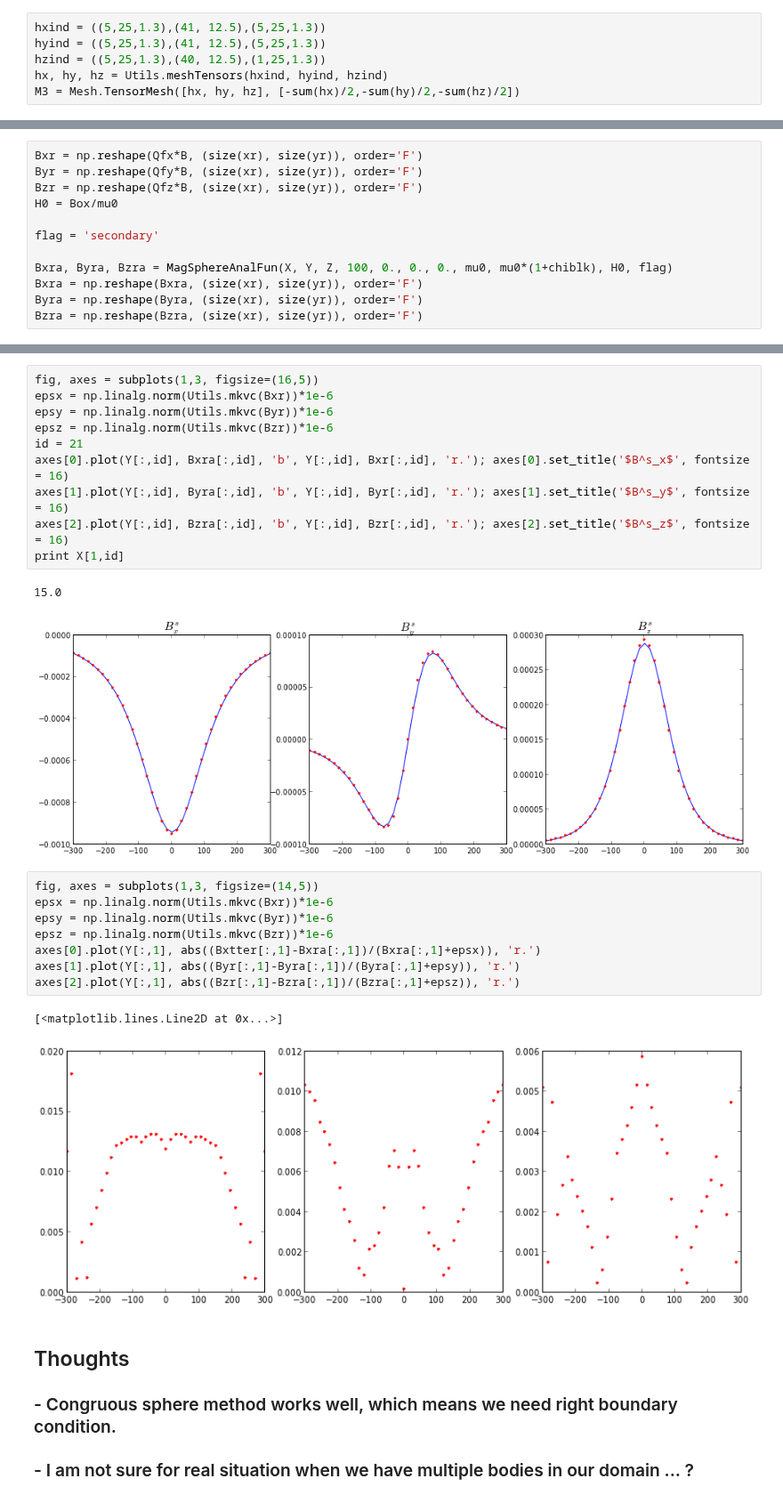
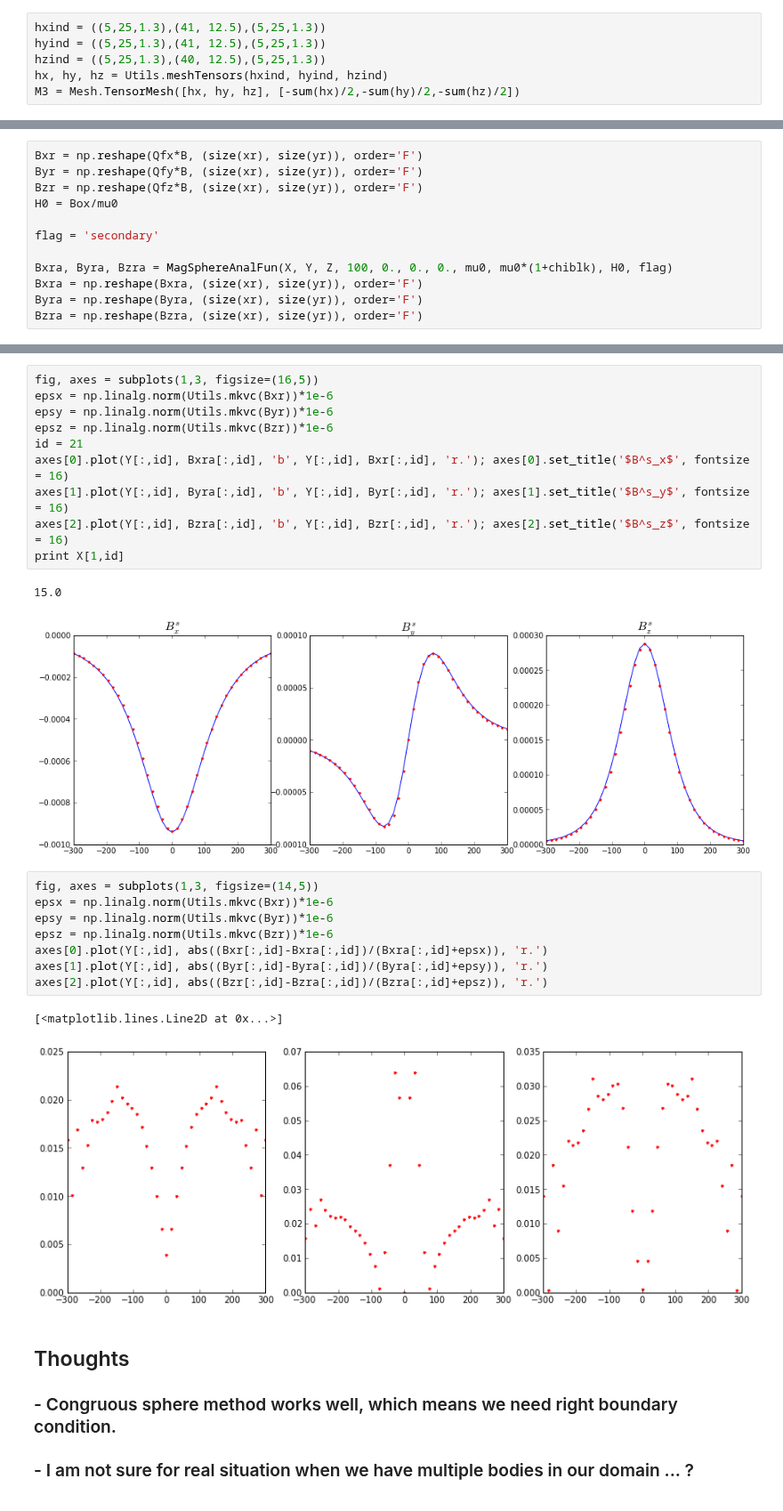
Before and after one commit to simpeg/simpeg, a Jupyter notebook: simpegPF/notebooks/MagForward_secondary.ipynb, the cells around one changed output, grey strips where cells are left out. Shown at 89% size. Saved outputs shown, nothing was run; the diff lists cells and outputs as text.

```diff
--- a/simpegPF/notebooks/MagForward_secondary.ipynb
+++ b/simpegPF/notebooks/MagForward_secondary.ipynb
@@ -16,7 +13,7 @@ Populating the interactive namespace from numpy and matplotlib
 # %%
 hxind = ((5,25,1.3),(41, 12.5),(5,25,1.3))
 hyind = ((5,25,1.3),(41, 12.5),(5,25,1.3))
-hzind = ((5,25,1.3),(40, 12.5),(1,25,1.3))
+hzind = ((5,25,1.3),(40, 12.5),(5,25,1.3))
 hx, hy, hz = Utils.meshTensors(hxind, hyind, hzind)
 M3 = Mesh.TensorMesh([hx, hy, hz], [-sum(hx)/2,-sum(hy)/2,-sum(hz)/2])
 # %% [markdown]
@@ -231,18 +229,18 @@ axes[2].plot(Y[:,id], Bzra[:,id], 'b', Y[:,id], Bzr[:,id], 'r.'); axes[2].set_ti
 print X[1,id]
 # %% [output]
 15.0
-[figure, old version]
+[figure, new version]
 # %%
 fig, axes = subplots(1,3, figsize=(14,5))
 epsx = np.linalg.norm(Utils.mkvc(Bxr))*1e-6
 epsy = np.linalg.norm(Utils.mkvc(Byr))*1e-6
 epsz = np.linalg.norm(Utils.mkvc(Bzr))*1e-6
-axes[0].plot(Y[:,1], abs((Bxtter[:,1]-Bxra[:,1])/(Bxra[:,1]+epsx)), 'r.')
-axes[1].plot(Y[:,1], abs((Byr[:,1]-Byra[:,1])/(Byra[:,1]+epsy)), 'r.')
-axes[2].plot(Y[:,1], abs((Bzr[:,1]-Bzra[:,1])/(Bzra[:,1]+epsz)), 'r.')
+axes[0].plot(Y[:,id], abs((Bxr[:,id]-Bxra[:,id])/(Bxra[:,id]+epsx)), 'r.')
+axes[1].plot(Y[:,id], abs((Byr[:,id]-Byra[:,id])/(Byra[:,id]+epsy)), 'r.')
+axes[2].plot(Y[:,id], abs((Bzr[:,id]-Bzra[:,id])/(Bzra[:,id]+epsz)), 'r.')
 # %% [output]
 [<matplotlib.lines.Line2D at 0x...>]
-[figure, old version]
+[figure, new version]
 # %% [markdown]
 ## Thoughts
 
```
Also changed, not shown: parts of 10 cells of this notebook, 7 other files.
